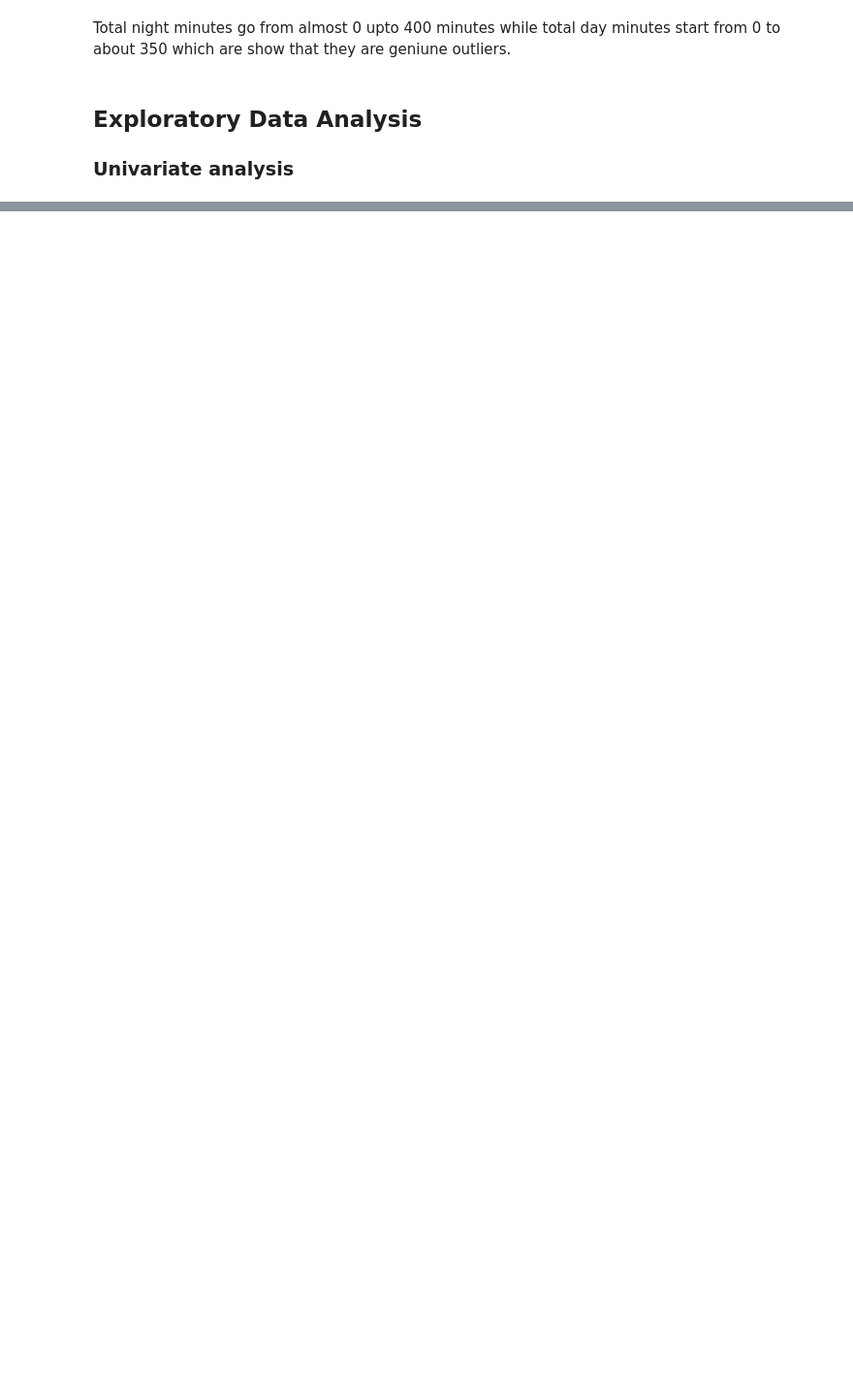
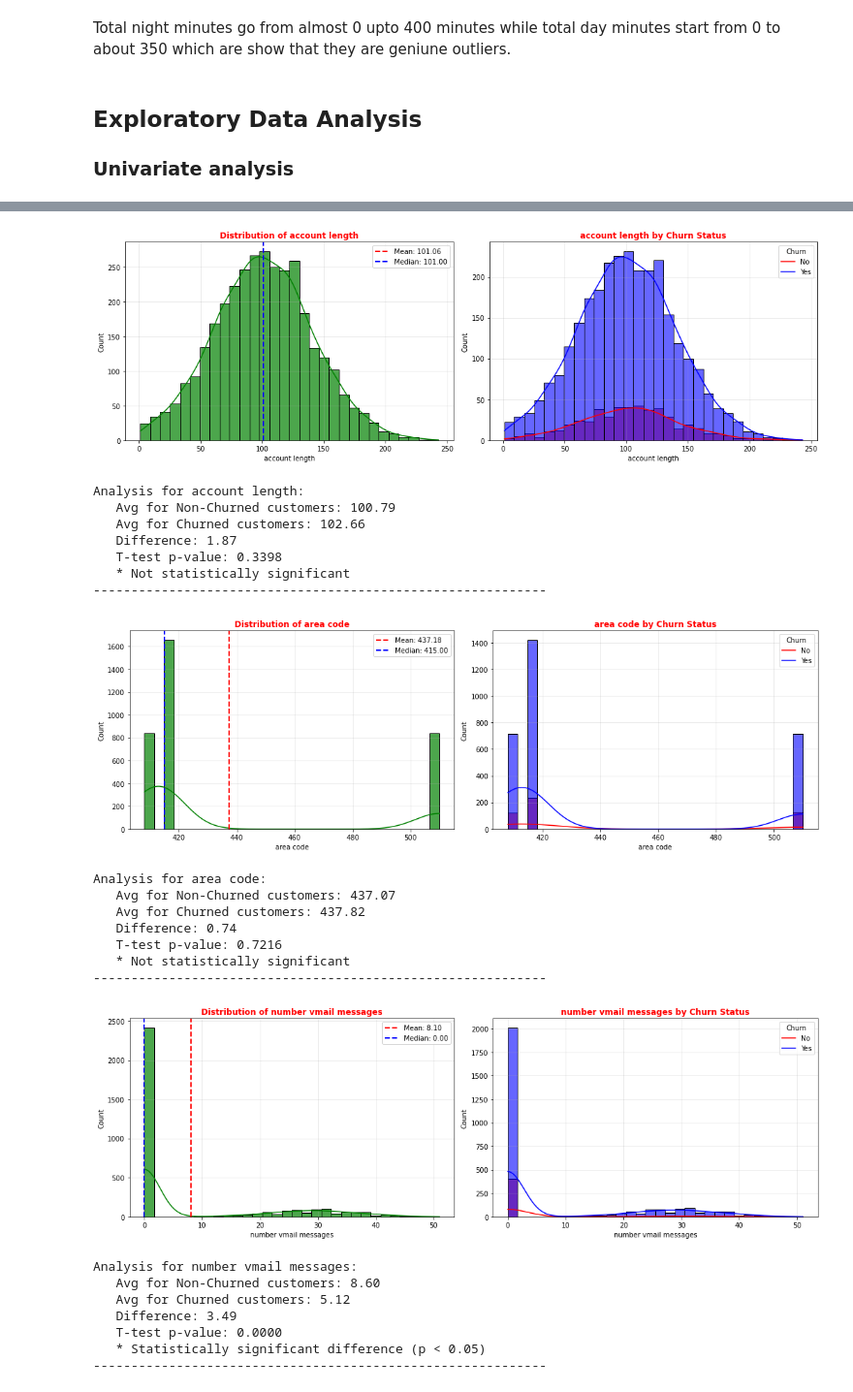
Before and after one commit to Kandie23/telecom-churn, a Jupyter notebook: telecom_churn_prediction.ipynb, the cells around one changed output, grey strips where cells are left out. Shown at 97% size. Saved outputs shown, nothing was run; the diff lists cells and outputs as text; code cells hidden in the pictures; blank space fills up the shorter version.

```diff
--- a/telecom_churn_prediction.ipynb
+++ b/telecom_churn_prediction.ipynb
@@ -248,0 +321,75 @@ Total night minutes go from almost 0 upto 400 minutes while total day minutes st
+# %%
+# Compare numerical features with churn status
+for col in num_cols:
+    if col != 'churn':  # Don't plot churn against itself
+        # Create a figure with two subplots
+        fig, (ax1, ax2) = plt.subplots(1, 2, figsize=(15, 5))
+
+        # Overall distribution
+        sns.histplot(df1[col], color="green", alpha=0.7, kde=True, bins=30, ax=ax1)
+        ax1.axvline(df1[col].mean(), color='red', linestyle='--', linewidth=2, label=f'Mean: {df1[col].mean():.2f}')
+        ax1.axvline(df1[col].median(), color='blue', linestyle='--', linewidth=2, label=f'Median: {df1[col].median():.2f}')
+        ax1.set_title(f"Distribution of {col}", color="red", fontweight='bold')
+        ax1.legend()
+        ax1.grid(alpha=0.3)
+
+        #  Distribution by churn status
+
+        sns.histplot(data=df1, x=col, hue='churn', kde=True,
+                    bins=30, alpha=0.6, palette={0: 'blue', 1: 'red'}, ax=ax2)
+        ax2.set_title(f"{col} by Churn Status", color="red", fontweight='bold')
+        ax2.legend(title='Churn', labels=['No', 'Yes'])
+        ax2.grid(alpha=0.3)
+
+        plt.tight_layout()
+        plt.show()
+
+        # Calculate and print churn statistics
+        churn_0_mean = df1[df1['churn'] == 0][col].mean()
+        churn_1_mean = df1[df1['churn'] == 1][col].mean()
+
+        print(f"Analysis for {col}:")
+        print(f"   Avg for Non-Churned customers: {churn_0_mean:.2f}")
+        print(f"   Avg for Churned customers: {churn_1_mean:.2f}")
+        print(f"   Difference: {abs(churn_1_mean - churn_0_mean):.2f}")
+
+        # Calculate statistical significance (t-test)
+        from scipy import stats
+        non_churned = df1[df1['churn'] == 0][col]
+        churned = df1[df1['churn'] == 1][col]
+
+        # Perform t-test if we have enough samples
+        if len(non_churned) > 1 and len(churned) > 1:
+            t_stat, p_value = stats.ttest_ind(non_churned, churned, nan_policy='omit')
+            print(f"   T-test p-value: {p_value:.4f}")
+            if p_value < 0.05:
+                print("   * Statistically significant difference (p < 0.05)")
+            else:
+                print("   * Not statistically significant")
+
+        print("-" * 60)
+# %% [output]
+[figure, added]
+Analysis for account length:
+   Avg for Non-Churned customers: 100.79
+   Avg for Churned customers: 102.66
+   Difference: 1.87
+   T-test p-value: 0.3398
+   * Not statistically significant
+------------------------------------------------------------
+[figure, added]
+Analysis for area code:
+   Avg for Non-Churned customers: 437.07
+   Avg for Churned customers: 437.82
+   Difference: 0.74
+   T-test p-value: 0.7216
+   * Not statistically significant
+------------------------------------------------------------
+[figure, added]
+Analysis for number vmail messages:
+   Avg for Non-Churned customers: 8.60
+   Avg for Churned customers: 5.12
+   Difference: 3.49
+   T-test p-value: 0.0000
+   * Statistically significant difference (p < 0.05)
+------------------------------------------------------------
```
Also changed, not shown: parts of 76 cells of this notebook, 2 other files.
